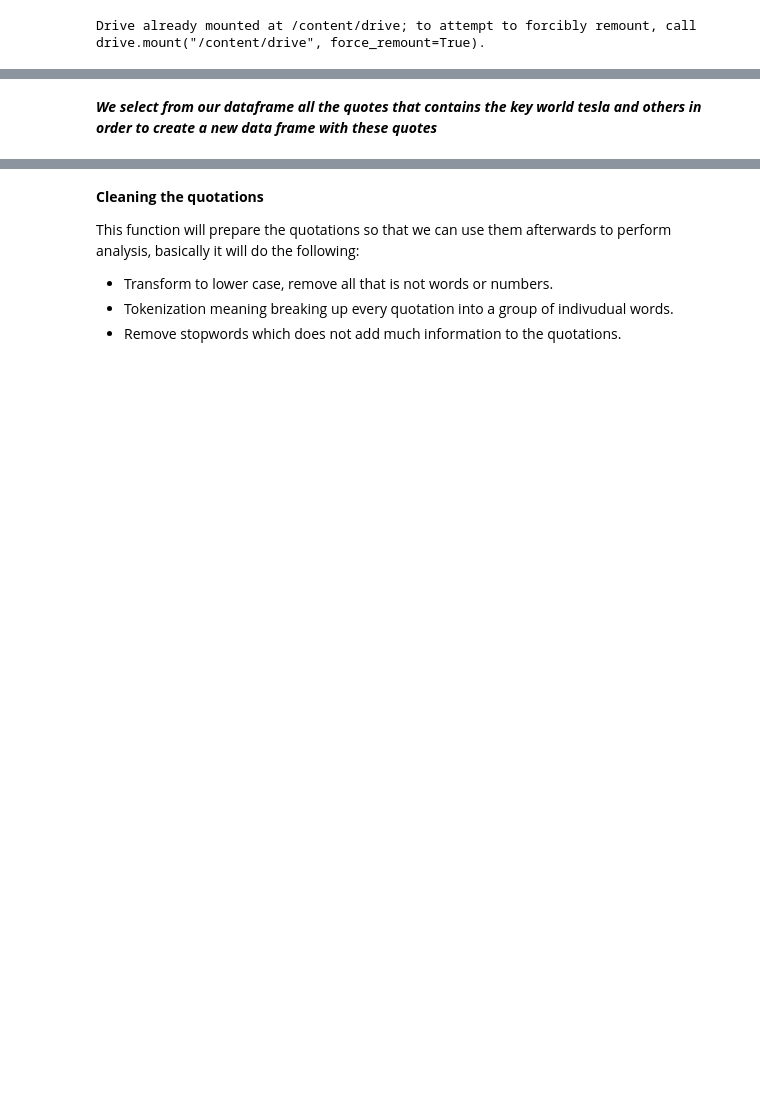
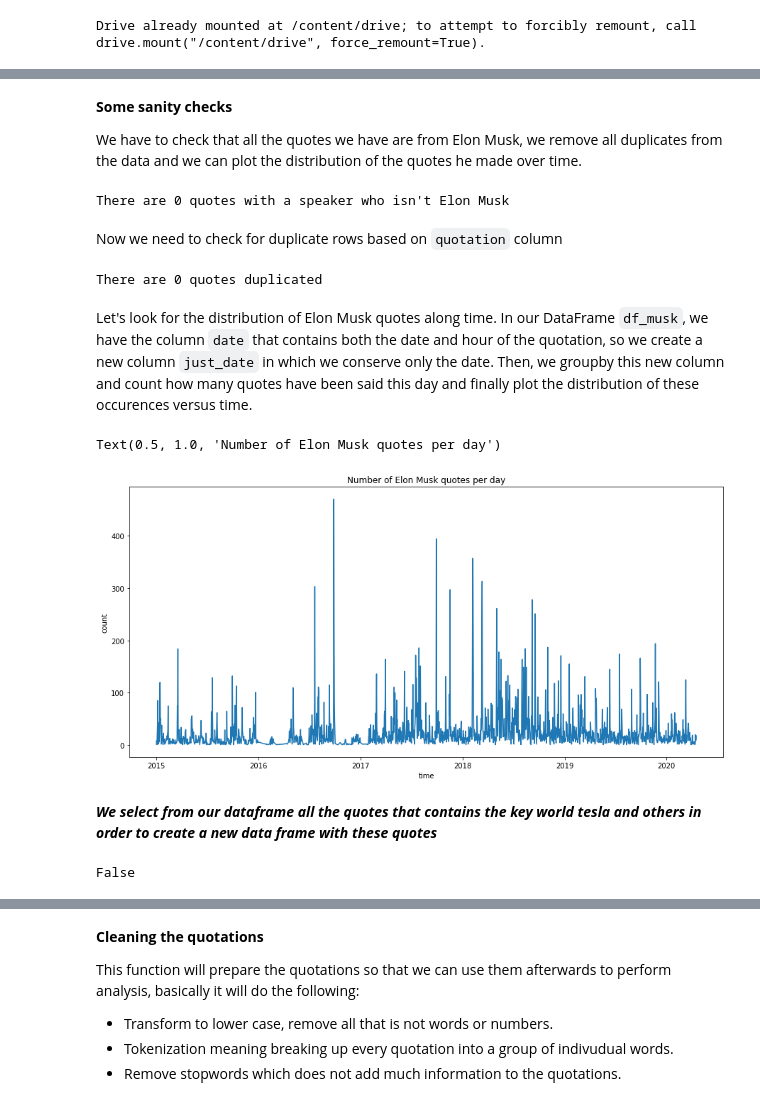
Before and after one commit to epfl-ada/ada-2021-project-noname, a Jupyter notebook: ADA_Project.ipynb, the cells around one changed output, grey strips where cells are left out. Drawn from its saved outputs; the diff is of its cells as text; code cells hidden in the pictures; blank space fills up the shorter version.

```diff
--- a/ADA_Project.ipynb
+++ b/ADA_Project.ipynb
@@ -85,0 +104,3 @@ df_musk
+# %%
+df_musk = pd.concat((pd.read_json(file, lines = True) for file in path_to_out),ignore_index=True)
+df_musk.head()
@@ -86,2 +114,30 @@ df_musk
+# %% [markdown]
+**Some sanity checks**
+
+We have to check that all the quotes we have are from Elon Musk, we remove all duplicates from the data and we can plot the distribution of the quotes he made over time.
+# %%
+other_speaker = len(df_musk[df_musk['speaker'] != 'Elon Musk'])
+print ("There are {} quotes with a speaker who isn't Elon Musk".format(other_speaker))
+# %% [output]
+There are 0 quotes with a speaker who isn't Elon Musk
+# %% [markdown]
+Now we need to check for duplicate rows based on `quotation` column
+# %%
+duplicate = len(df_musk[df_musk.duplicated('quotation')])
+print ("There are {} quotes duplicated".format(duplicate))
+# %% [output]
+There are 0 quotes duplicated
+# %% [markdown]
+Let's look for the distribution of Elon Musk quotes along time. In our DataFrame `df_musk`, we have the column `date` that contains both the date and hour of the quotation, so we create a new column `just_date` in which we conserve only the date. Then, we groupby this new column and count how many quotes have been said this day and finally plot the distribution of these occurences versus time.
+# %%
+df_musk['just_date'] = df_musk['date'].dt.date
+fig,ax = plt.subplots(figsize =(15,7))
+df_musk.groupby(by='just_date').count()['quotation'].plot(ax=ax)
+ax.set_xlabel('time')
+ax.set_ylabel('count')
+ax.set_title('Number of Elon Musk quotes per day')
+# %% [output]
+Text(0.5, 1.0, 'Number of Elon Musk quotes per day')
+[figure, added]
 # %% [markdown]
 ***We select from our dataframe all the quotes that contains the key world tesla and others in order to create a new data frame with these quotes***
@@ -87,0 +149,14 @@ df_musk
+# %%
+key_word = ['Tesla','car ','vehicle','tesla','Car ','Vehicle']
+quote = 'I have a car'
+
+def filter_quotes(row):
+  return any(word in row['quotation'] for word in key_word)
+
+r = df_musk.loc[1]
+
+print(filter_quotes(r))
+df_musk["selected_quotes"] = df_musk.apply(lambda x: filter_quotes(x),axis=1)
+df_tesla_3 = df_musk[df_musk['selected_quotes'] == True]
+# %% [output]
+False
```
Also changed, not shown: parts of 123 cells of this notebook.
